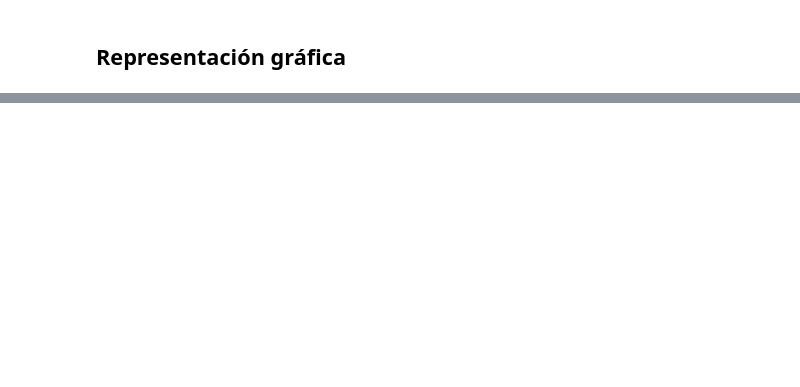
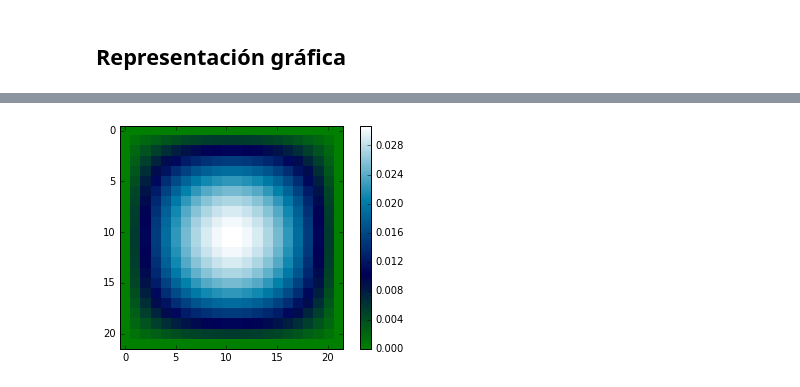
Before and after one commit to rrgalvan/doctocar, a Jupyter notebook: practica1/Problema de Poisson.ipynb, the cells around one changed output, grey strips where cells are left out. Cells and saved outputs as stored; diff of their text form; code cells hidden in the pictures; blank space fills up the shorter version.

```diff
--- a/practica1/Problema de Poisson.ipynb
+++ b/practica1/Problema de Poisson.ipynb
@@ -73,0 +53,14 @@ PintarMatriz(Poisson(f,f,3))
+# %%
+def uex(x,y):
+    "Solución exacta que es cero en la frontera"
+    return x*(x-1)*y*(y-1)/2
+
+def laplace_uex(x,y):
+    "Laplaciano de la solución exacta anterior"
+    return y*(y-1)+x*(x-1)
+
+def f_uex(x,y):
+    "Segundo miembro para el que se tiene una solución exacta"
+    return -laplace_uex(x,y)
+
+M=20
@@ -73,0 +77,5 @@ PintarMatriz(Poisson(f,f,3))
+# %%
+uh2 = Poisson.PoissonNP(f_uex,uex,M)
+PintarMatriz(uh2)
+# %% [output]
+[figure, added]
```
Also changed, not shown: parts of 13 cells of this notebook, 1 other file.
